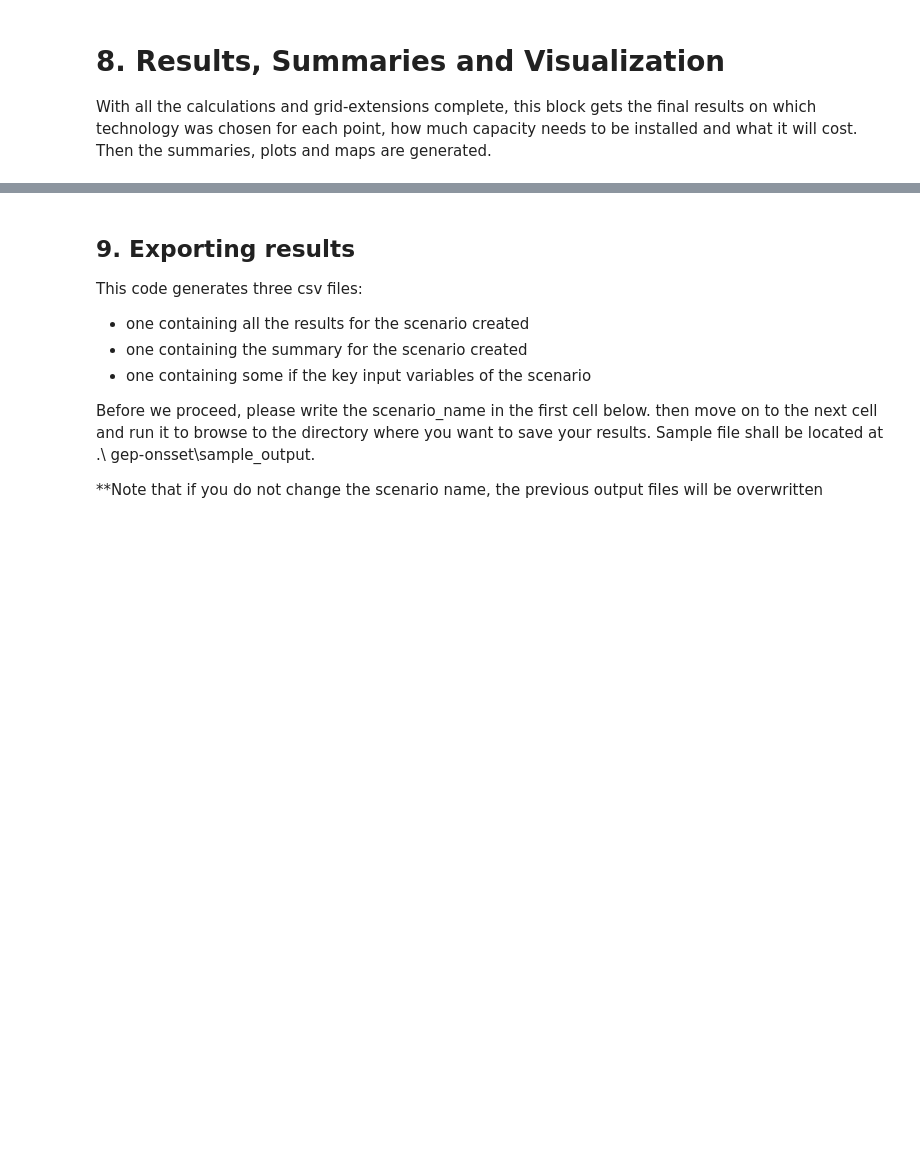
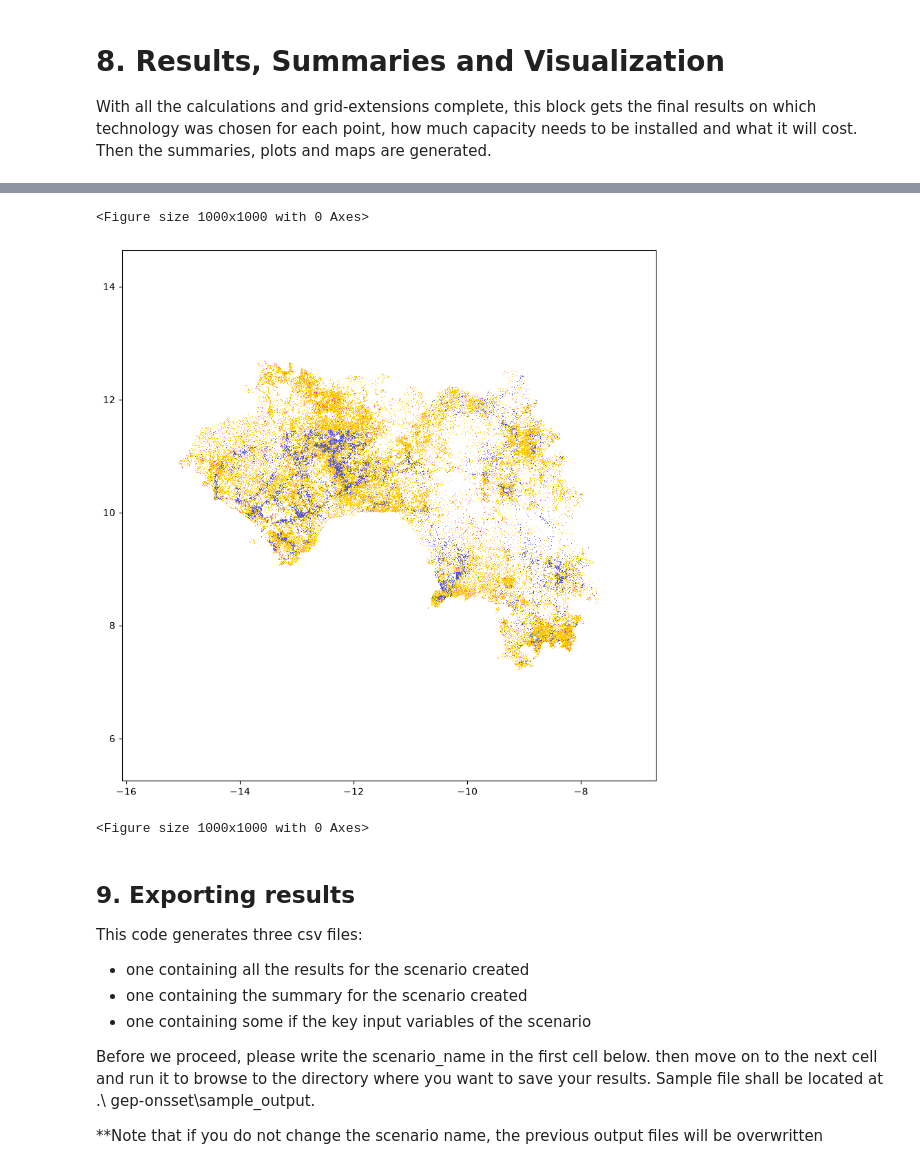
Before and after one commit to Bachirou06/gep_onsset_guinea, a Jupyter notebook: GEP_Generator.ipynb, the cells around one changed output, grey strips where cells are left out. Drawn from its saved outputs; the diff is of its cells as text; code cells hidden in the pictures; blank space fills up the shorter version.

```diff
--- a/GEP_Generator.ipynb
+++ b/GEP_Generator.ipynb
@@ -701,24 +796,29 @@ else:
 # %%
 from matplotlib import pyplot as plt
-colors = ['#4e53de','#EDD100','#ffc700','#1F6600','#98E600','#70A800','#28e66d', '#e628a0', '#1b8f4d', '#a6aaff', '#D3D3D3']
+#colors = ['#4e53de','#EDD100','#ffc700','#1F6600','#98E600','#70A800','#28e66d', '#e628a0', '#1b8f4d', '#a6aaff', '#D3D3D3']
+colors = ['#4e53de', '#a6aaff', '#ffc700', '#e628a0', '#28e66d', '#D3D3D3']
 plt.figure(figsize=(10,10))
 plt.plot(onsseter.df.loc[onsseter.df['FinalElecCode{}'.format(end_year)]==3, SET_X_DEG], onsseter.df.loc[onsseter.df['FinalElecCode{}'.format(end_year)]==3, SET_Y_DEG], color='#ffc700', marker=',', linestyle='none')
 plt.plot(onsseter.df.loc[onsseter.df['FinalElecCode{}'.format(end_year)]==2, SET_X_DEG], onsseter.df.loc[onsseter.df['FinalElecCode{}'.format(end_year)]==2, SET_Y_DEG], color='#a6aaff', marker=',', linestyle='none')
 plt.plot(onsseter.df.loc[onsseter.df['FinalElecCode{}'.format(end_year)]==4, SET_X_DEG], onsseter.df.loc[onsseter.df['FinalElecCode{}'.format(end_year)]==4, SET_Y_DEG], color='#1F6600', marker=',', linestyle='none')
 plt.plot(onsseter.df.loc[onsseter.df['FinalElecCode{}'.format(end_year)]==5, SET_X_DEG], onsseter.df.loc[onsseter.df['FinalElecCode{}'.format(end_year)]==5, SET_Y_DEG], color='#e628a0', marker=',', linestyle='none')
 plt.plot(onsseter.df.loc[onsseter.df['FinalElecCode{}'.format(end_year)]==6, SET_X_DEG], onsseter.df.loc[onsseter.df['FinalElecCode{}'.format(end_year)]==6, SET_Y_DEG], color='#1b8f4d', marker=',', linestyle='none')
 plt.plot(onsseter.df.loc[onsseter.df['FinalElecCode{}'.format(end_year)]==7, SET_X_DEG], onsseter.df.loc[onsseter.df['FinalElecCode{}'.format(end_year)]==7, SET_Y_DEG], color='#28e66d', marker=',', linestyle='none')
 plt.plot(onsseter.df.loc[onsseter.df['FinalElecCode{}'.format(end_year)]==8, SET_X_DEG], onsseter.df.loc[onsseter.df['FinalElecCode{}'.format(end_year)]==8, SET_Y_DEG], color='#e628a0', marker=',', linestyle='none')
 plt.plot(onsseter.df.loc[onsseter.df['FinalElecCode{}'.format(end_year)]==9, SET_X_DEG], onsseter.df.loc[onsseter.df['FinalElecCode{}'.format(end_year)]==9, SET_Y_DEG], color='#1b8f4d', marker=',', linestyle='none')
 plt.plot(onsseter.df.loc[onsseter.df['FinalElecCode{}'.format(end_year)]==1, SET_X_DEG], onsseter.df.loc[onsseter.df['FinalElecCode{}'.format(end_year)]==1, SET_Y_DEG], color='#4e53de', marker=',', linestyle='none')
 plt.plot(onsseter.df.loc[onsseter.df['FinalElecCode{}'.format(end_year)]==10, SET_X_DEG], onsseter.df.loc[onsseter.df['FinalElecCode{}'.format(end_year)]==10, SET_Y_DEG], color='#a6aaff', marker=',', linestyle='none')
 if onsseter.df[SET_X_DEG].max() - onsseter.df[SET_X_DEG].min() > onsseter.df[SET_Y_DEG].max() - onsseter.df[SET_Y_DEG].min():
     plt.xlim(onsseter.df[SET_X_DEG].min() - 1, onsseter.df[SET_X_DEG].max() + 1)
     plt.ylim((onsseter.df[SET_Y_DEG].min()+onsseter.df[SET_Y_DEG].max())/2 - 0.5*abs(onsseter.df[SET_X_DEG].max() - onsseter.df[SET_X_DEG].min()) - 1, (onsseter.df[SET_Y_DEG].min()+onsseter.df[SET_Y_DEG].max())/2 + 0.5*abs(onsseter.df[SET_X_DEG].max() - onsseter.df[SET_X_DEG].min()) + 1)
 else:
     plt.xlim((onsseter.df[SET_X_DEG].min()+onsseter.df[SET_X_DEG].max())/2 - 0.5*abs(onsseter.df[SET_Y_DEG].max() - onsseter.df[SET_Y_DEG].min()) - 1, (onsseter.df[SET_X_DEG].min()+onsseter.df[SET_X_DEG].max())/2 + 0.5*abs(onsseter.df[SET_Y_DEG].max() - onsseter.df[SET_Y_DEG].min()) + 1)
     plt.ylim(onsseter.df[SET_Y_DEG].min() -1, onsseter.df[SET_Y_DEG].max() +1)
 plt.figure(figsize=(10,10))
+# %% [output]
+<Figure size 1000x1000 with 0 Axes>
+[figure, added]
+<Figure size 1000x1000 with 0 Axes>
 # %% [markdown]
 ## 9. Exporting results
 
```
Also changed, not shown: parts of 13 cells of this notebook, 2 other files.
